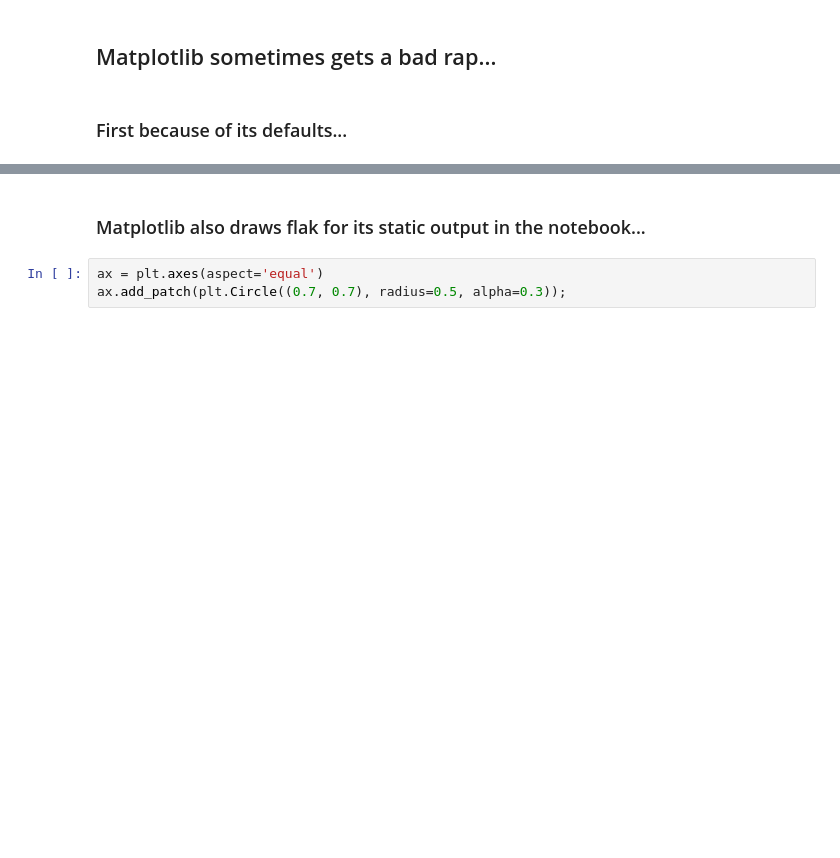
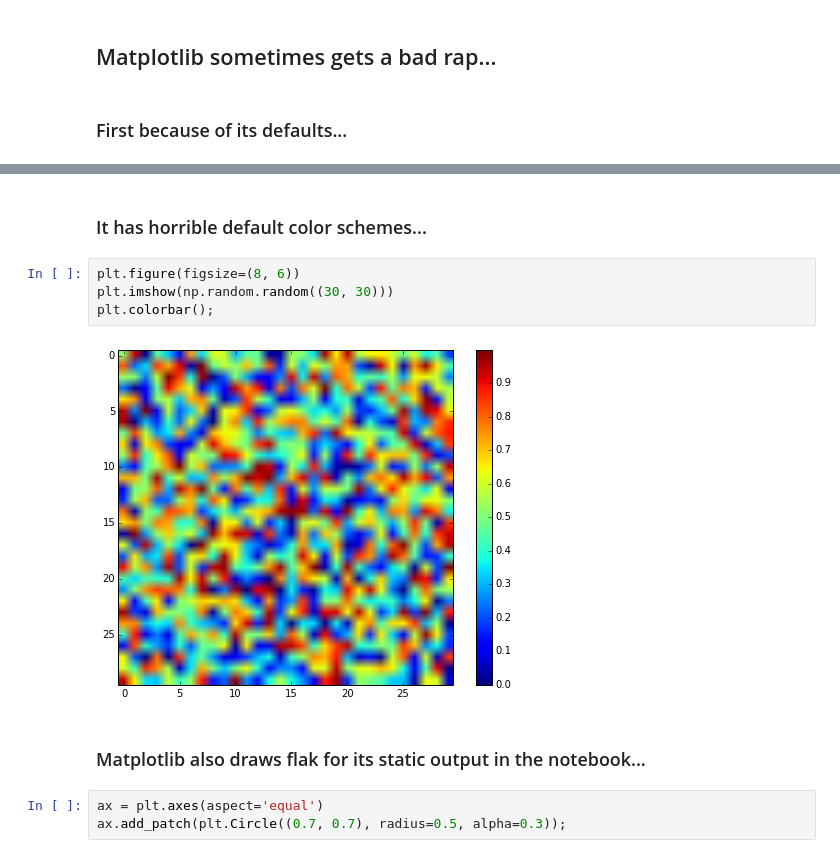
Before and after one commit to jakevdp/OpenVisConf2014, a Jupyter notebook: PythonVis.ipynb, the cells around one changed output, grey strips where cells are left out. Drawn from its saved outputs; the diff is of its cells as text; blank space fills up the shorter version.

```diff
--- a/PythonVis.ipynb
+++ b/PythonVis.ipynb
@@ -29,6 +29,14 @@ plt.grid(axis='y')
 <img src="images/mpl.png" width="500px">
 
 See this [Excel vs. Python vs. IDL](http://www.ifweassume.com/2013/10/excel-vs-python-vs-idl.html) on the blog *If We Assume* for more side-by-side comparisons.
+# %% [markdown]
+### It has horrible default color schemes...
+# %%
+plt.figure(figsize=(8, 6))
+plt.imshow(np.random.random((30, 30)))
+plt.colorbar();
+# %% [output]
+[figure, added]
 # %% [markdown]
 ### Matplotlib also draws flak for its static output in the notebook...
 # %%
```
Also changed, not shown: parts of 3 cells of this notebook, 6 other files.
